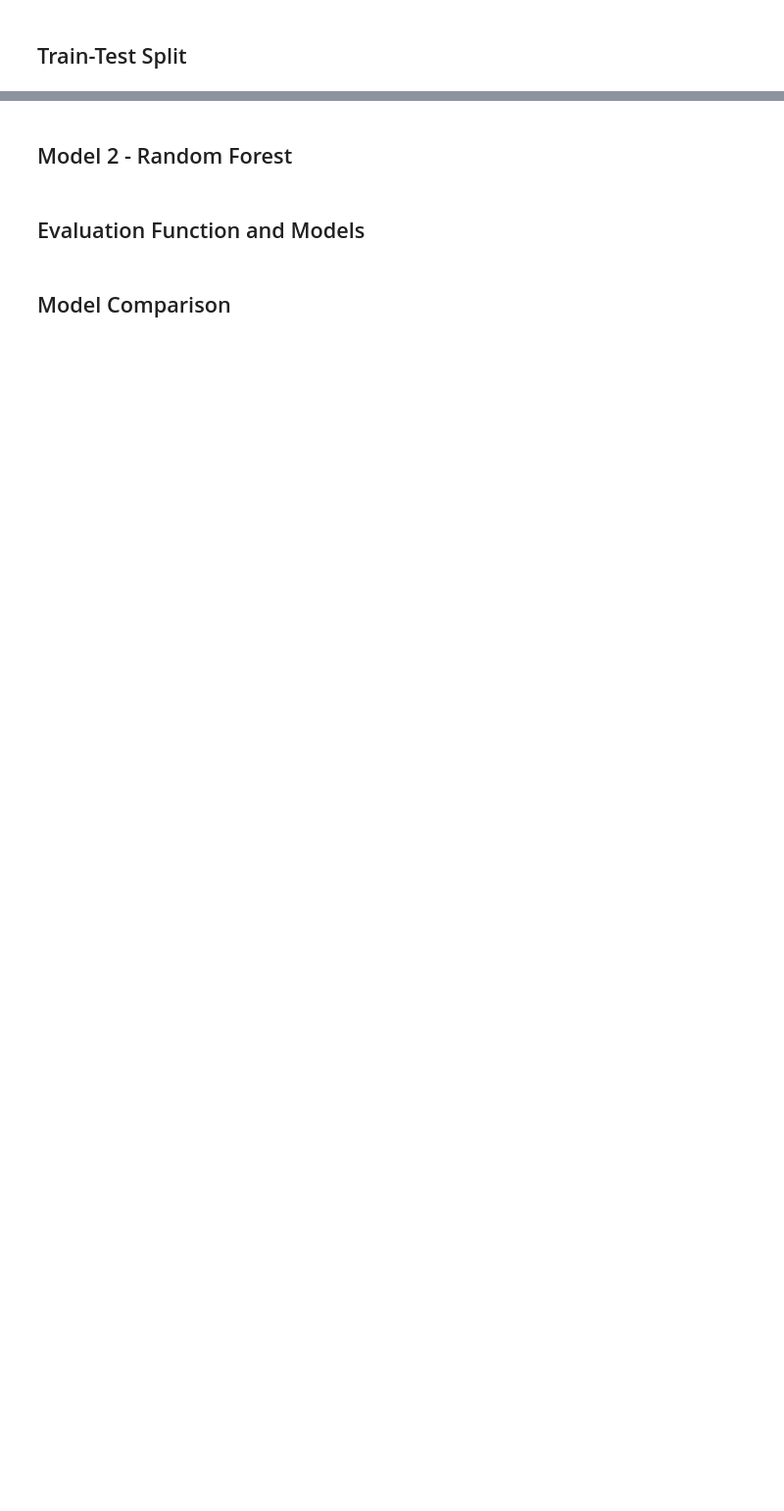
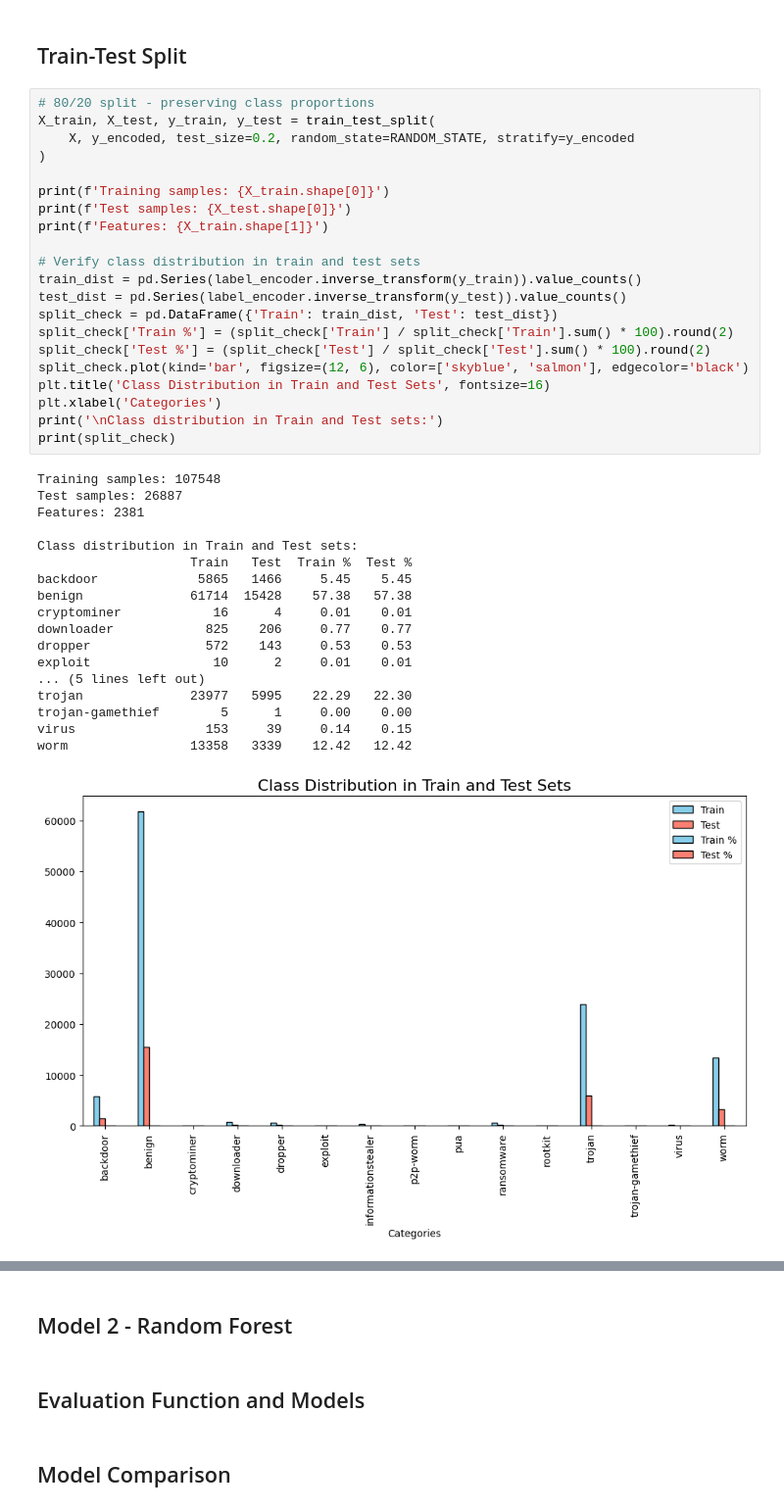
Before and after one commit to razu14396/COMP8325_A2, a Jupyter notebook: Group13_COMP8325_A2_Task1_Source_Code.ipynb, the cells around one changed output, grey strips where cells are left out. Shown at 98% size. Cells and saved outputs as stored; diff of their text form; blank space fills up the shorter version.

```diff
--- a/Group13_COMP8325_A2_Task1_Source_Code.ipynb
+++ b/Group13_COMP8325_A2_Task1_Source_Code.ipynb
@@ -84,3 +139,43 @@ Name: count, dtype: int64
 # %% [markdown]
 ## Train-Test Split
+# %%
+# 80/20 split - preserving class proportions
+X_train, X_test, y_train, y_test = train_test_split(
+    X, y_encoded, test_size=0.2, random_state=RANDOM_STATE, stratify=y_encoded
+)
+
+print(f'Training samples: {X_train.shape[0]}')
+print(f'Test samples: {X_test.shape[0]}')
+print(f'Features: {X_train.shape[1]}')
+
+# Verify class distribution in train and test sets
+train_dist = pd.Series(label_encoder.inverse_transform(y_train)).value_counts()
+test_dist = pd.Series(label_encoder.inverse_transform(y_test)).value_counts()
+split_check = pd.DataFrame({'Train': train_dist, 'Test': test_dist})
+split_check['Train %'] = (split_check['Train'] / split_check['Train'].sum() * 100).round(2)
+split_check['Test %'] = (split_check['Test'] / split_check['Test'].sum() * 100).round(2)
+split_check.plot(kind='bar', figsize=(12, 6), color=['skyblue', 'salmon'], edgecolor='black')
+plt.title('Class Distribution in Train and Test Sets', fontsize=16)
+plt.xlabel('Categories')
+print('\nClass distribution in Train and Test sets:')
+print(split_check)
+# %% [output]
+Training samples: 107548
+Test samples: 26887
+Features: 2381
+
+Class distribution in Train and Test sets:
+                    Train   Test  Train %  Test %
+backdoor             5865   1466     5.45    5.45
+benign              61714  15428    57.38   57.38
+cryptominer            16      4     0.01    0.01
+downloader            825    206     0.77    0.77
+dropper               572    143     0.53    0.53
+exploit                10      2     0.01    0.01
+... (5 lines left out)
+trojan              23977   5995    22.29   22.30
+trojan-gamethief        5      1     0.00    0.00
+virus                 153     39     0.14    0.15
+worm                13358   3339    12.42   12.42
+[figure, added]
 # %% [markdown]
```
Also changed, not shown: parts of 2 cells of this notebook, 2 other files.
